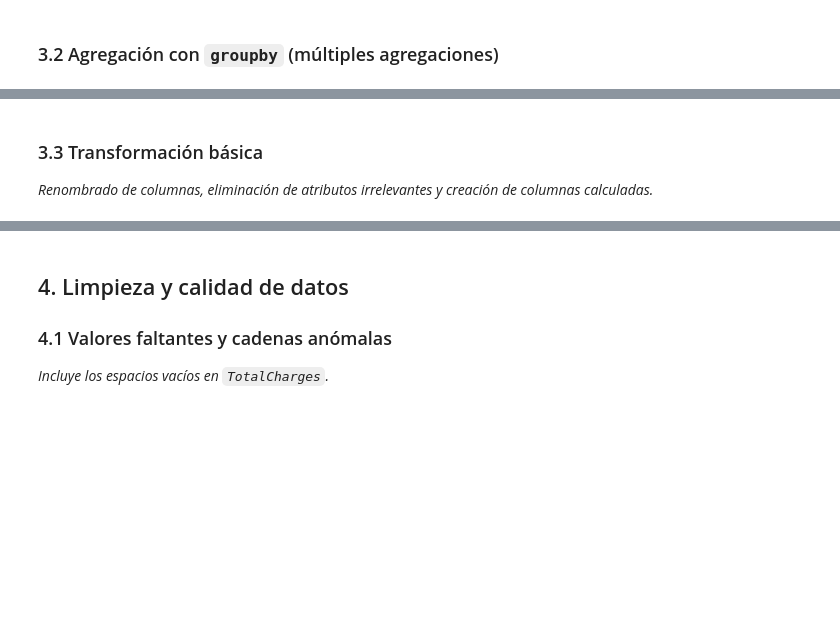
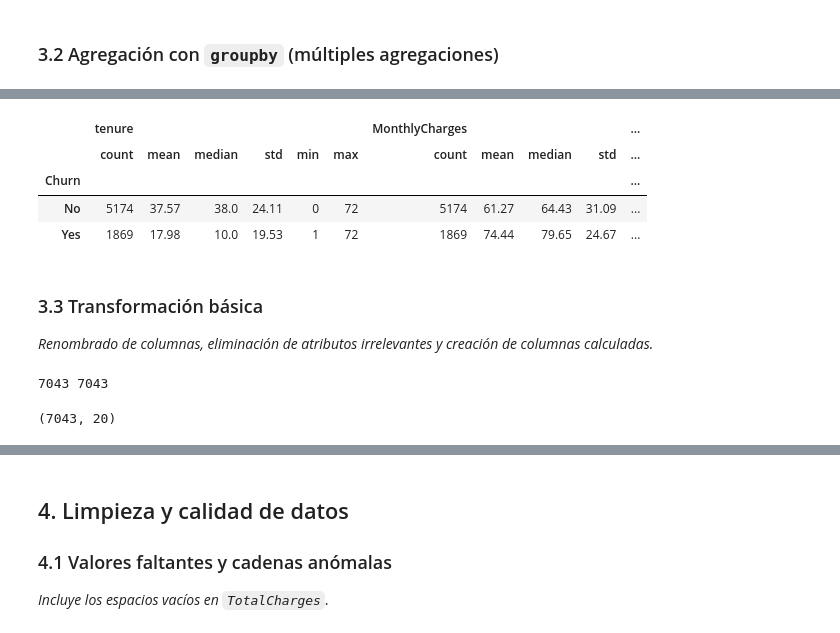
Before and after one commit to facufan07/tpi-analisis-de-datos, a Jupyter notebook: notebooks/TPI_Analisis_de_Datos.ipynb, the cells around one changed output, grey strips where cells are left out. Drawn from its saved outputs; the diff is of its cells as text; code cells hidden in the pictures; blank space fills up the shorter version.

```diff
--- a/notebooks/TPI_Analisis_de_Datos.ipynb
+++ b/notebooks/TPI_Analisis_de_Datos.ipynb
@@ -139,3 +140,13 @@ Filtro con &: 991 de 7043 clientes
+# %%
+# Resumen estadístico de tenure y MonthlyCharges según si el cliente canceló o no
+resumen_churn = df_raw.groupby("Churn")[["tenure", "MonthlyCharges"]].agg(["count", "mean", "median", "std", "min", "max"]).round(2)
+resumen_churn
+# %% [output]
+|  | tenure |  |  |  |  |  | MonthlyCharges |  |  |  | ... |
+|  | count | mean | median | std | min | max | count | mean | median | std | ... |
+| Churn |  |  |  |  |  |  |  |  |  |  | ... |
+| No | 5174 | 37.57 | 38.0 | 24.11 | 0 | 72 | 5174 | 61.27 | 64.43 | 31.09 | ... |
+| Yes | 1869 | 17.98 | 10.0 | 19.53 | 1 | 72 | 1869 | 74.44 | 79.65 | 24.67 | ... |
 # %% [markdown]
 ### 3.3 Transformación básica
 _Renombrado de columnas, eliminación de atributos irrelevantes y creación de columnas calculadas._
@@ -141,0 +180,9 @@ _Renombrado de columnas, eliminación de atributos irrelevantes y creación de c
+# %%
+# Verificamos que customerID sea un identificador único y se elimina por ser un identificador sin valor analítico.
+
+print(df["id_cliente"].nunique(), len(df))
+df = df.drop(columns=["id_cliente"])
+df.shape
+# %% [output]
+7043 7043
+(7043, 20)
```
Also changed, not shown: parts of 5 cells of this notebook.
